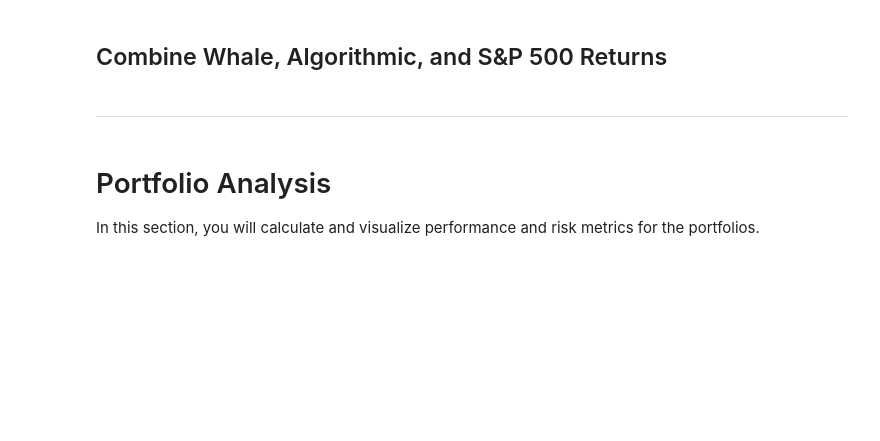
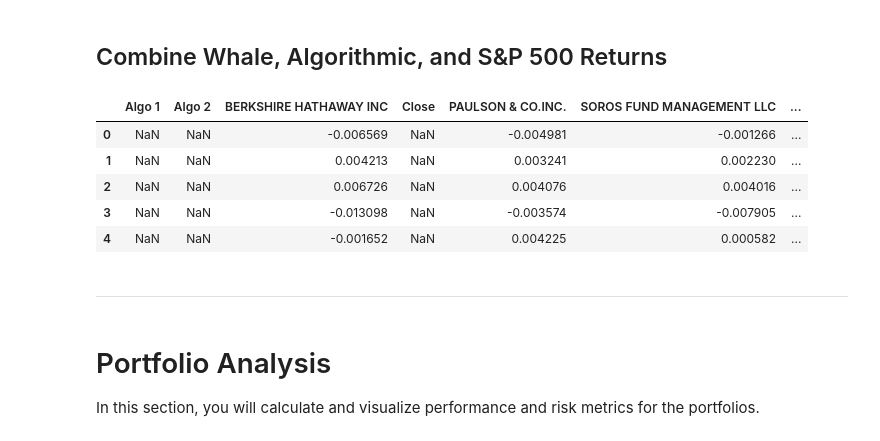
Before and after one commit to Laanu/FinTech_Homeworks, a Jupyter notebook: Pandas/Instructions/Starter_Code/whale_analysis.ipynb, the cells around one changed output. Cells and saved outputs as stored; diff of their text form; code cells hidden in the pictures; blank space fills up the shorter version.

```diff
--- a/Pandas/Instructions/Starter_Code/whale_analysis.ipynb
+++ b/Pandas/Instructions/Starter_Code/whale_analysis.ipynb
@@ -135,3 +145,7 @@ Read the S&P500 Historic Closing Prices and create a new daily returns DataFrame
 # Reading S&P 500 Closing Prices
 sp500_history_csv = Path("Resources/sp500_history.csv")
 # YOUR CODE HERE
+# %%
+# Fix Data Types
+sp500_df = pd.read_csv(sp500_history_csv, index_col="Date")
+sp500_df.head()
@@ -152,0 +188,5 @@ sp500_history_csv = Path("Resources/sp500_history.csv")
+# %%
+# Rename Column
+columns = ["Close"]
+sp500_df.columns = columns
+sp500_df.head()
@@ -154,7 +202,15 @@ sp500_history_csv = Path("Resources/sp500_history.csv")
 ## Combine Whale, Algorithmic, and S&P 500 Returns
 # %%
 # Concatenate all DataFrames into a single DataFrame
-# YOUR CODE HERE
+All_Data = pd.concat([Whale_dropna,sp500_df,algo_dropna], ignore_index="Date")
+All_Data.head()
+# %% [output]
+|  | Algo 1 | Algo 2 | BERKSHIRE HATHAWAY INC | Close | PAULSON & CO.INC. | SOROS FUND MANAGEMENT LLC | ... |
+| 0 | NaN | NaN | -0.006569 | NaN | -0.004981 | -0.001266 | ... |
+| 1 | NaN | NaN | 0.004213 | NaN | 0.003241 | 0.002230 | ... |
+| 2 | NaN | NaN | 0.006726 | NaN | 0.004076 | 0.004016 | ... |
+| 3 | NaN | NaN | -0.013098 | NaN | -0.003574 | -0.007905 | ... |
+| 4 | NaN | NaN | -0.001652 | NaN | 0.004225 | 0.000582 | ... |
 # %% [markdown]
 ---
 # %% [markdown]
```
Also changed, not shown: parts of 11 cells of this notebook, 9 other files.
